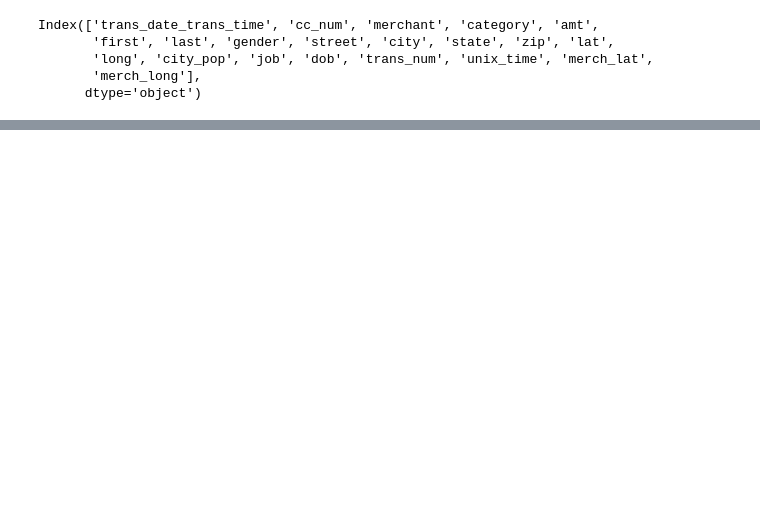
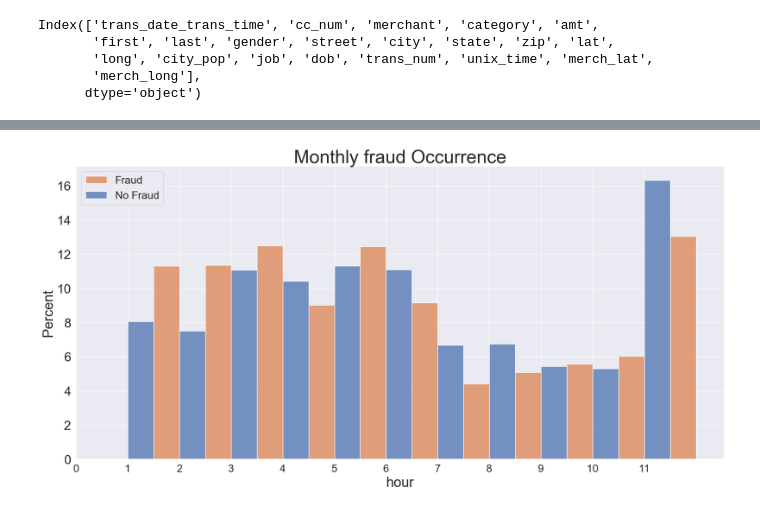
Before and after one commit to InjaeJayLee/mzcard, a Jupyter notebook: notebook.ipynb, the cells around one changed output, grey strips where cells are left out. Cells and saved outputs as stored; diff of their text form; code cells hidden in the pictures; blank space fills up the shorter version.

```diff
--- a/notebook.ipynb
+++ b/notebook.ipynb
@@ -63,0 +93,9 @@ Index(['trans_time', 'cc_num', 'merchant', 'category', 'amt', 'first', 'last',
+# %%
+# hour and fraud histplot
+plt.figure(figsize=(22,10))
+mount_df = pd.DataFrame(X_train['trans_time'].dt.month.values, columns=['hour'])
+ax = sns.histplot(data=pd.concat([mount_df, y_train], axis=1), x="hour", hue='is_fraud', common_norm=False, stat='percent', multiple='dodge', binwidth=1)
+utils.set_plot_labels(ax1, 'Monthly fraud Occurrence', 'Month', 'Percentage', ['Fraud', 'No Fraud'], range(0,12,1))
+plt.show()
+# %% [output]
+[figure, added]
```
Also changed, not shown: parts of 9 cells of this notebook, 1 other file.
